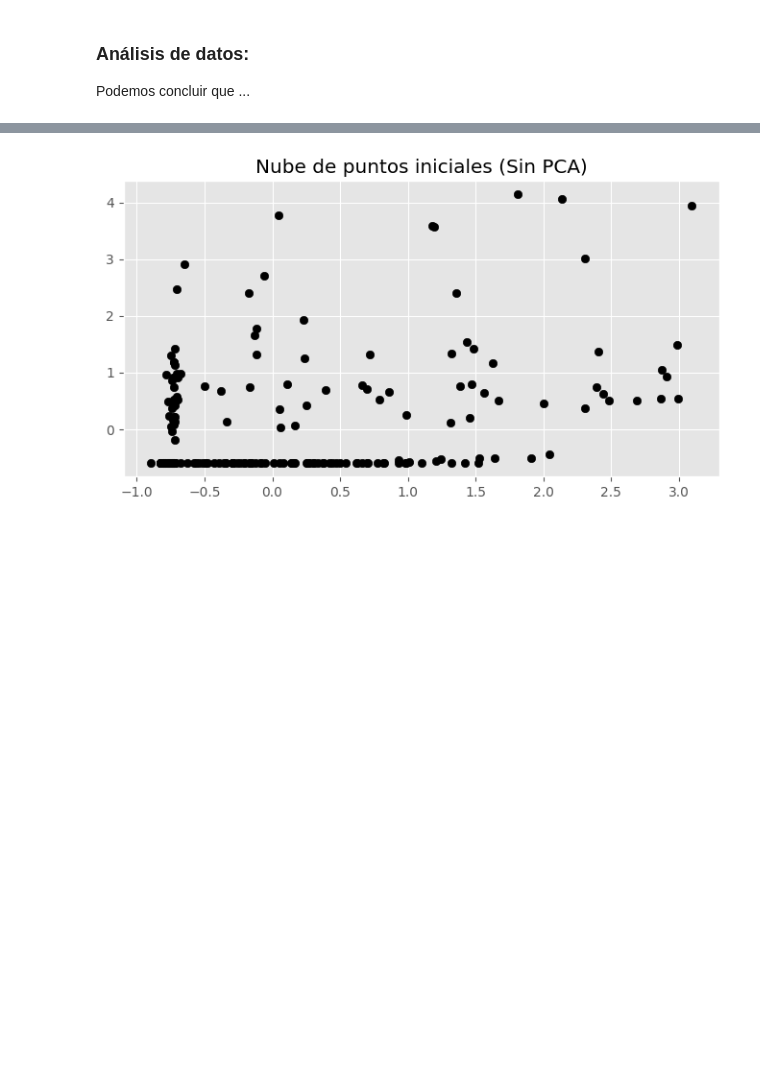
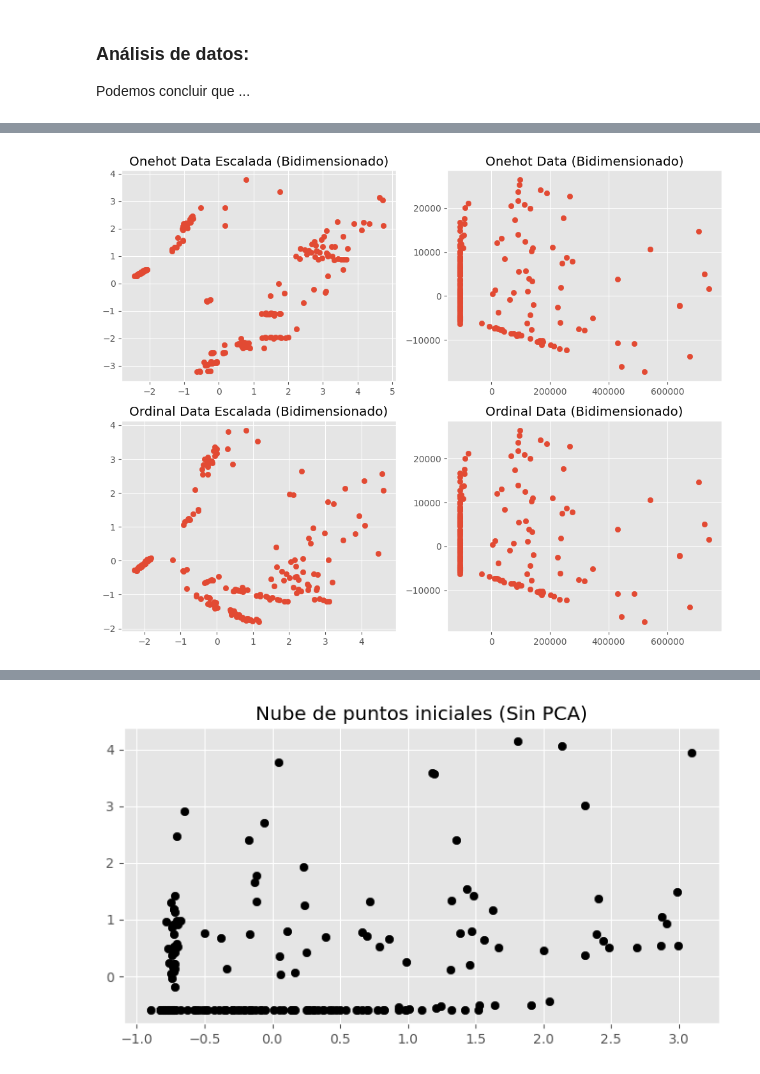
Before and after one commit to V1centeB/Aprendizaje_Automatico-P2-G1, a Jupyter notebook: model.ipynb, the cells around one changed output, grey strips where cells are left out. Cells and saved outputs as stored; diff of their text form; code cells hidden in the pictures; blank space fills up the shorter version.

```diff
--- a/model.ipynb
+++ b/model.ipynb
@@ -402,0 +277,39 @@ ax[1].set_title('KMeans K=2 (ordinal encoded data)');
+# %%
+from sklearn.decomposition import PCA
+
+# Apply PCA to reduce dimensions to 2
+pca = PCA(n_components=2)
+X_pca_onehot_scaled = pca.fit_transform(X_onehot_scaled)
+X_pca_onehot = pca.fit_transform(X_onehot)
+X_pca_ordinal_scaled = pca.fit_transform(X_ordinal_scaled)
+X_pca_ordinal = pca.fit_transform(X_ordinal)
+
+# === Representamos data ==========================================================
+# Creamos subplots
+fig, axes = plt.subplots(2, 2, figsize=(10, 8))
+
+# Onehot Data Escalada (Bidimensionado)
+axes[0, 0].grid(True)
+axes[0, 0].scatter(X_pca_onehot_scaled[:, 0], X_pca_onehot_scaled[:, 1])
+axes[0, 0].set_title('Onehot Data Escalada (Bidimensionado)')
+
+# Onehot Data (Bidimensionado)
+axes[0, 1].grid(True)
+axes[0, 1].scatter(X_pca_onehot[:, 0], X_pca_onehot[:, 1])
+axes[0, 1].set_title('Onehot Data (Bidimensionado)')
+
+# Ordinal Data Escalada (Bidimensionado)
+axes[1, 0].grid(True)
+axes[1, 0].scatter(X_pca_ordinal_scaled[:, 0], X_pca_ordinal_scaled[:, 1])
+axes[1, 0].set_title('Ordinal Data Escalada (Bidimensionado)')
+
+# Ordinal Data (Bidimensionado)
+axes[1, 1].grid(True)
+axes[1, 1].scatter(X_pca_ordinal[:, 0], X_pca_ordinal[:, 1])
+axes[1, 1].set_title('Ordinal Data (Bidimensionado)')
+
+# Ajustamos el layout y mostramos subplots
+plt.tight_layout()
+plt.show()
+# %% [output]
+[figure, added]
```
Also changed, not shown: parts of 18 cells of this notebook.
